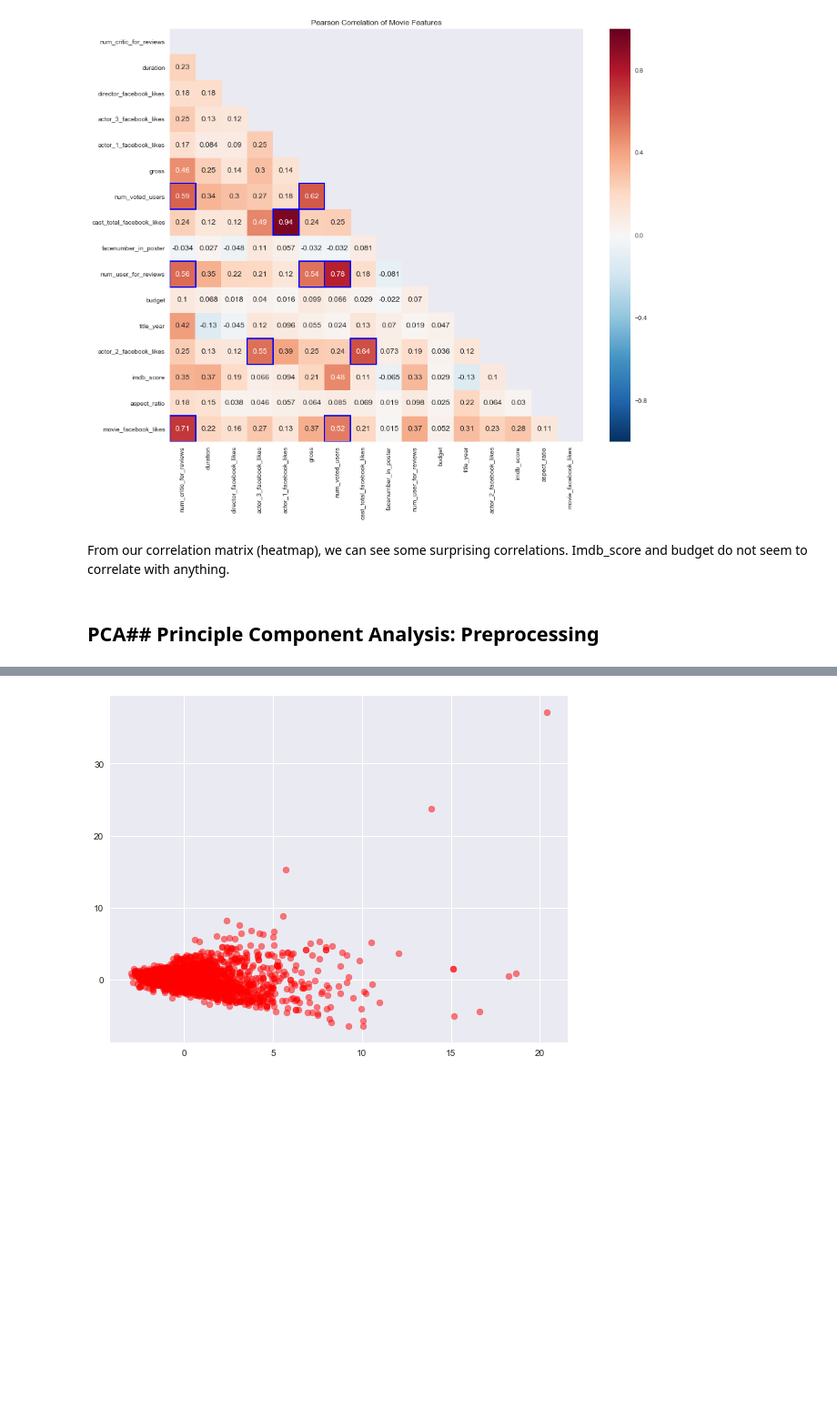
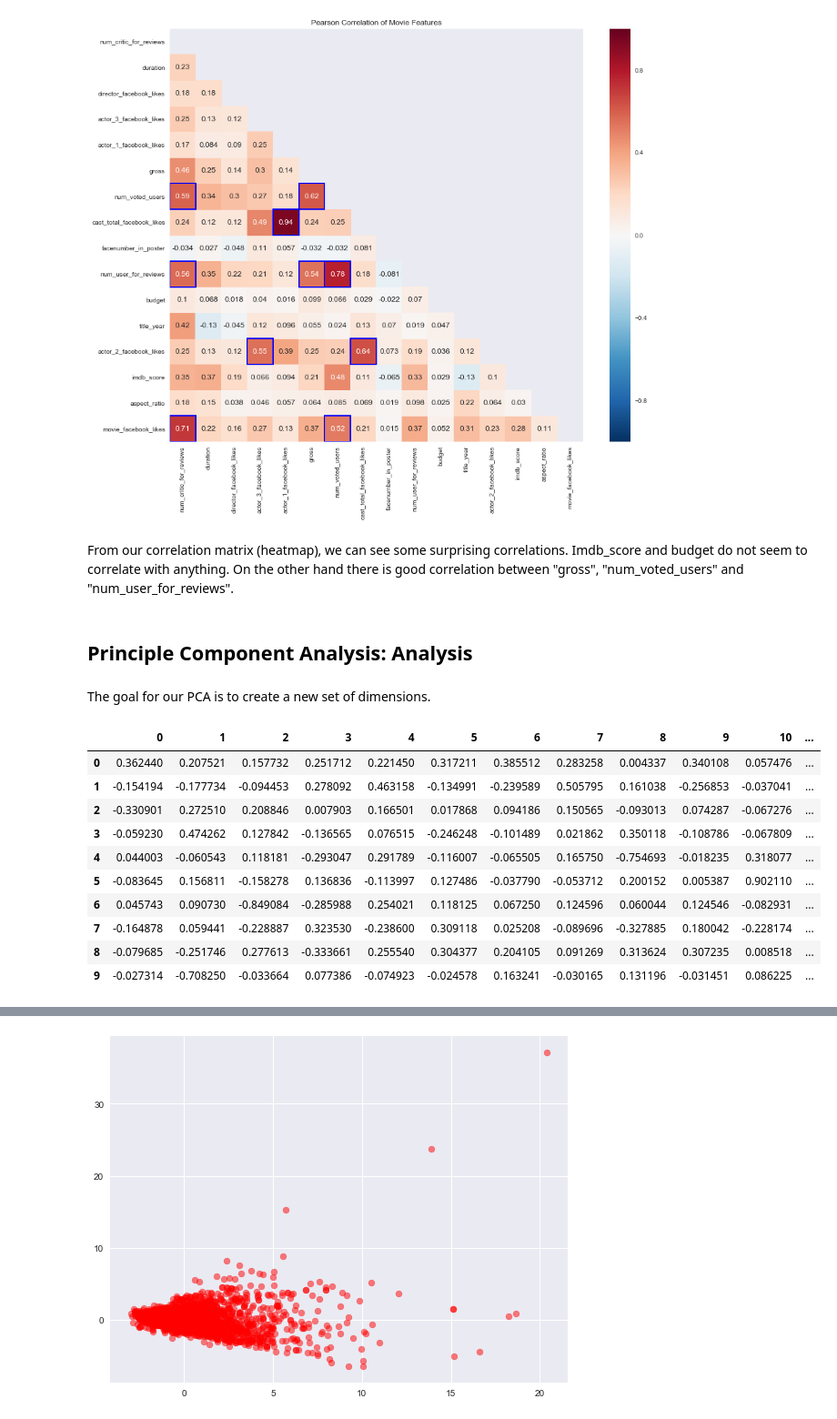
Before and after one commit to christianbillp/python, a Jupyter notebook: notebooks/ML_projekt1.ipynb, the cells around one changed output, grey strips where cells are left out. Shown: that part at 91% size. Saved outputs shown, nothing was run; the diff lists cells and outputs as text; code cells hidden in the pictures; blank space fills up the shorter version.

```diff
--- a/notebooks/ML_projekt1.ipynb
+++ b/notebooks/ML_projekt1.ipynb
@@ -399,9 +468,25 @@ plt.show()
 # %% [output]
 [figure]
 # %% [markdown]
-From our correlation matrix (heatmap), we can see some surprising correlations. Imdb_score and budget do not seem to correlate with anything.
+From our correlation matrix (heatmap), we can see some surprising correlations. Imdb_score and budget do not seem to correlate with anything. On the other hand there is good correlation between "gross", "num_voted_users" and "num_user_for_reviews".
 # %% [markdown]
-## PCA## Principle Component Analysis: Preprocessing
+## Principle Component Analysis: Analysis
+# %% [markdown]
+The goal for our PCA is to create a new set of dimensions.
 # %%
 pca = PCA(n_components=10)
 data['PCA10'] = pca.fit_transform(data['X_std'])
+# %%
+pd.DataFrame(pca.components_)
+# %% [output]
+|  | 0 | 1 | 2 | 3 | 4 | 5 | 6 | 7 | 8 | 9 | 10 | ... |
+| 0 | 0.362440 | 0.207521 | 0.157732 | 0.251712 | 0.221450 | 0.317211 | 0.385512 | 0.283258 | 0.004337 | 0.340108 | 0.057476 | ... |
+| 1 | -0.154194 | -0.177734 | -0.094453 | 0.278092 | 0.463158 | -0.134991 | -0.239589 | 0.505795 | 0.161038 | -0.256853 | -0.037041 | ... |
+| 2 | -0.330901 | 0.272510 | 0.208846 | 0.007903 | 0.166501 | 0.017868 | 0.094186 | 0.150565 | -0.093013 | 0.074287 | -0.067276 | ... |
+| 3 | -0.059230 | 0.474262 | 0.127842 | -0.136565 | 0.076515 | -0.246248 | -0.101489 | 0.021862 | 0.350118 | -0.108786 | -0.067809 | ... |
+| 4 | 0.044003 | -0.060543 | 0.118181 | -0.293047 | 0.291789 | -0.116007 | -0.065505 | 0.165750 | -0.754693 | -0.018235 | 0.318077 | ... |
+| 5 | -0.083645 | 0.156811 | -0.158278 | 0.136836 | -0.113997 | 0.127486 | -0.037790 | -0.053712 | 0.200152 | 0.005387 | 0.902110 | ... |
+| 6 | 0.045743 | 0.090730 | -0.849084 | -0.285988 | 0.254021 | 0.118125 | 0.067250 | 0.124596 | 0.060044 | 0.124546 | -0.082931 | ... |
+| 7 | -0.164878 | 0.059441 | -0.228887 | 0.323530 | -0.238600 | 0.309118 | 0.025208 | -0.089696 | -0.327885 | 0.180042 | -0.228174 | ... |
+| 8 | -0.079685 | -0.251746 | 0.277613 | -0.333661 | 0.255540 | 0.304377 | 0.204105 | 0.091269 | 0.313624 | 0.307235 | 0.008518 | ... |
+| 9 | -0.027314 | -0.708250 | -0.033664 | 0.077386 | -0.074923 | -0.024578 | 0.163241 | -0.030165 | 0.131196 | -0.031451 | 0.086225 | ... |
```
Also changed, not shown: parts of 58 cells of this notebook.
